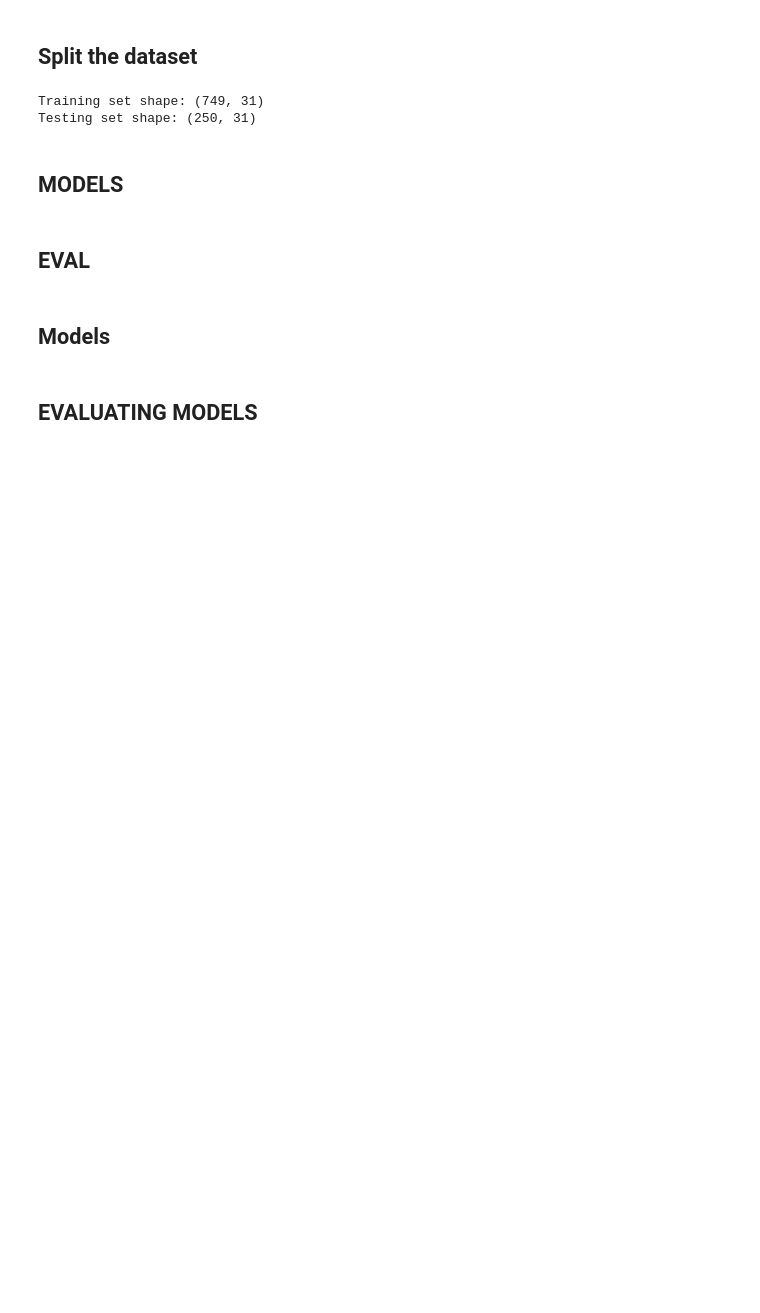
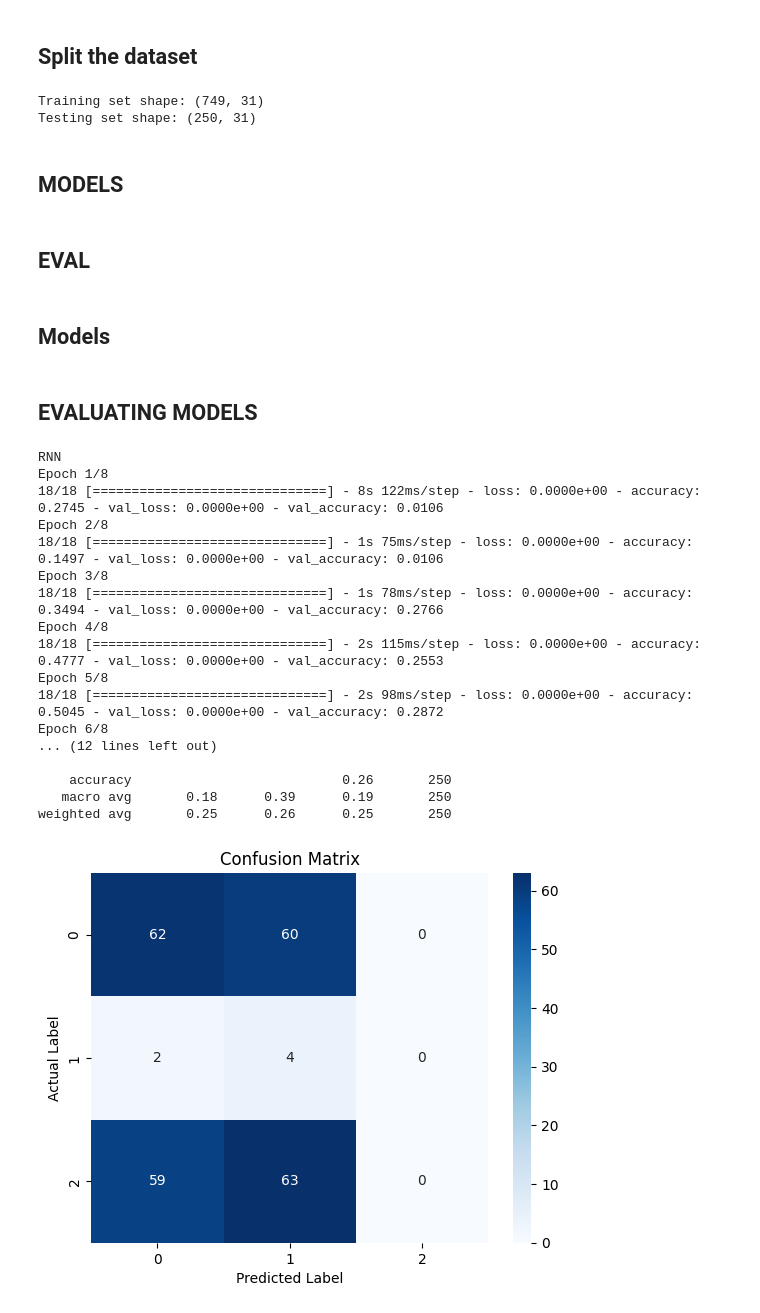
Before and after one commit to Muhammad-Hamza-Khan-03/Academics, a Jupyter notebook: NLP Assignments/Assignment_3/21l-5654-A3-Q1.ipynb, the cells around one changed output. Saved outputs shown, nothing was run; the diff lists cells and outputs as text; code cells hidden in the pictures; blank space fills up the shorter version.

```diff
--- a/NLP Assignments/Assignment_3/21l-5654-A3-Q1.ipynb
+++ b/NLP Assignments/Assignment_3/21l-5654-A3-Q1.ipynb
@@ -344,3 +341,32 @@ def my_models_function(model_selected):
     return model
 # %% [markdown]
 ## EVALUATING MODELS
+# %%
+
+print("RNN")
+num_layer = [2,3]
+dropout_rate = [0.3,0.7]
+for i in range(2):
+    model = my_models_function("RNN",num_layer[i],dropout_rate[i])
+    model.fit(X_train, y_train, batch_size=32, epochs=8, validation_split=0.25)
+    print("RNN model for num_layer: ",num_layer[i],"dropout rate: ",dropout_rate[i])
+    evaluate_model(model, X_test, y_test)
+# %% [output]
+RNN
+Epoch 1/8
+18/18 [==============================] - 8s 122ms/step - loss: 0.0000e+00 - accuracy: 0.2745 - val_loss: 0.0000e+00 - val_accuracy: 0.0106
+Epoch 2/8
+18/18 [==============================] - 1s 75ms/step - loss: 0.0000e+00 - accuracy: 0.1497 - val_loss: 0.0000e+00 - val_accuracy: 0.0106
+Epoch 3/8
+18/18 [==============================] - 1s 78ms/step - loss: 0.0000e+00 - accuracy: 0.3494 - val_loss: 0.0000e+00 - val_accuracy: 0.2766
+Epoch 4/8
+18/18 [==============================] - 2s 115ms/step - loss: 0.0000e+00 - accuracy: 0.4777 - val_loss: 0.0000e+00 - val_accuracy: 0.2553
+Epoch 5/8
+18/18 [==============================] - 2s 98ms/step - loss: 0.0000e+00 - accuracy: 0.5045 - val_loss: 0.0000e+00 - val_accuracy: 0.2872
+Epoch 6/8
+... (12 lines left out)
+
+    accuracy                           0.26       250
+   macro avg       0.18      0.39      0.19       250
+weighted avg       0.25      0.26      0.25       250
+[figure, added]
```
Also changed, not shown: parts of 11 cells of this notebook, 2 other files.
